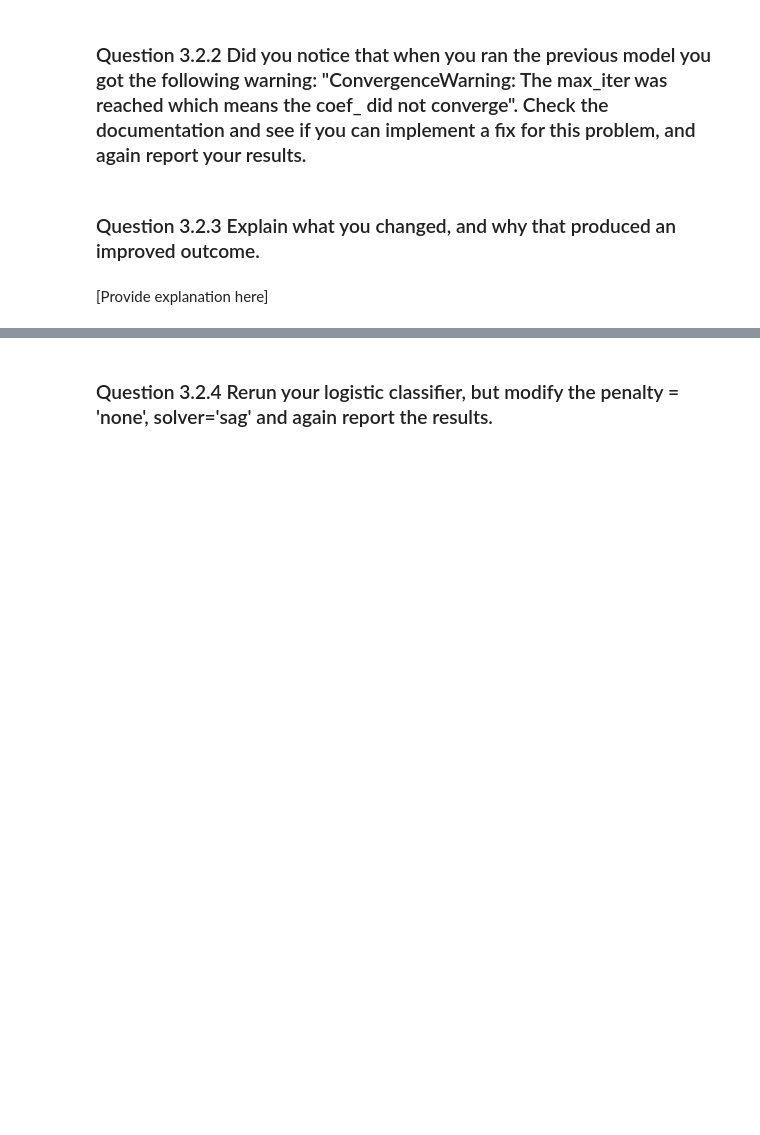
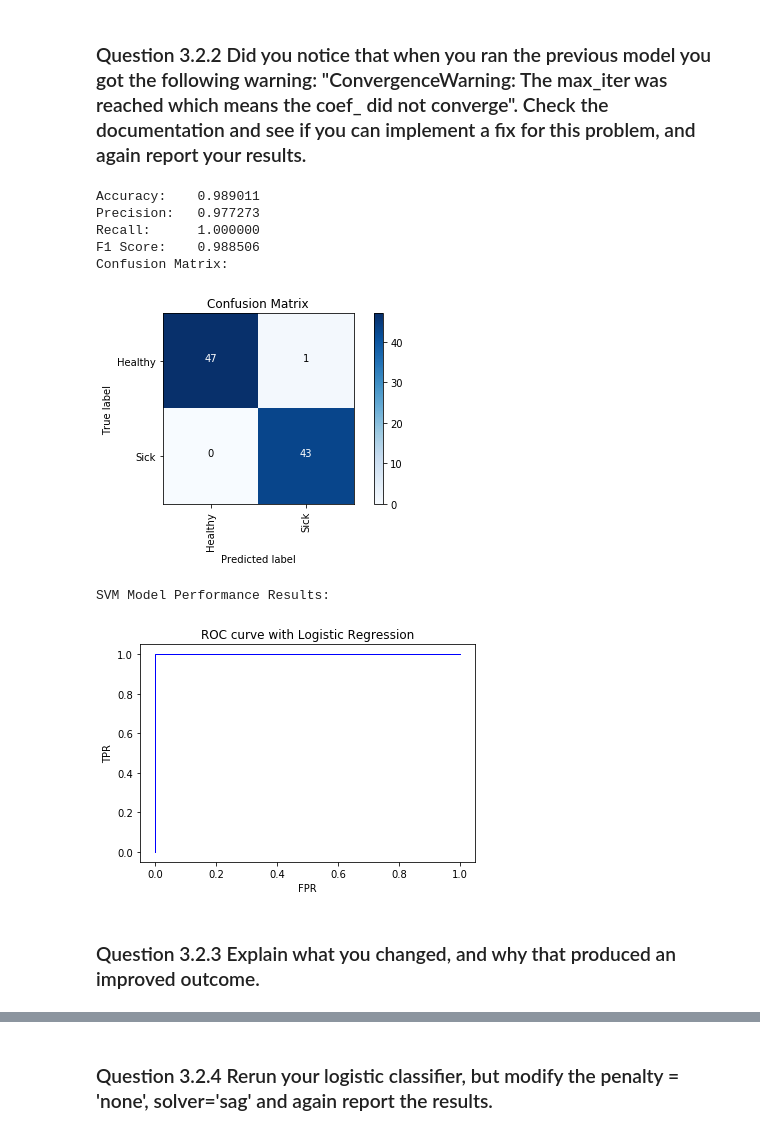
Before and after one commit to sdulaney/UCLA-CS-188-Data-Science-Fundamentals, a Jupyter notebook: proj2/Project_2/cs188_project2-Blank.ipynb, the cells around one changed output, grey strips where cells are left out. Drawn from its saved outputs; the diff is of its cells as text; code cells hidden in the pictures; blank space fills up the shorter version.

```diff
--- a/proj2/Project_2/cs188_project2-Blank.ipynb
+++ b/proj2/Project_2/cs188_project2-Blank.ipynb
@@ -708,4 +706,34 @@ SVM Model Performance Results:
+# %%
+# Logistic Regression
+from sklearn.linear_model import LogisticRegression
+lr = LogisticRegression(solver='sag', max_iter=1000)
+lr.fit(X_train_prepared, y_train_prepared)
+predicted_prepared = lr.predict(X_test_prepared)
+score_prepared = lr.predict_proba(X_test_prepared)
+
+print("%-12s %f" % ('Accuracy:', accuracy_score(y_test_prepared, predicted_prepared)))
+print("%-12s %f" % ('Precision:', precision_score(y_test_prepared, predicted_prepared)))
+print("%-12s %f" % ('Recall:', recall_score(y_test_prepared, predicted_prepared)))
+print("%-12s %f" % ('F1 Score:', f1_score(y_test_prepared, predicted_prepared)))
+print("Confusion Matrix:\n")
+draw_confusion_matrix(y_test_prepared, predicted_prepared, ["Healthy", "Sick"])
+
+print("SVM Model Performance Results:\n")
+fpr_lr_prepared, tpr_lr_prepared, thresholds_prepared = roc_curve(y_test_prepared, score_prepared[:, 1], pos_label=1)
+pyplot.figure(1)
+pyplot.plot(fpr_lr_prepared, tpr_lr_prepared, color='blue', lw=1)
+pyplot.title("ROC curve with Logistic Regression")
+pyplot.xlabel('FPR')
+pyplot.ylabel('TPR')
+pyplot.show()
+# %% [output]
+Accuracy:    0.989011
+Precision:   0.977273
+Recall:      1.000000
+F1 Score:    0.988506
+Confusion Matrix:
+[figure, added]
+SVM Model Performance Results:
+[figure, added]
 # %% [markdown]
 ### Question 3.2.3 Explain what you changed, and why that produced an improved outcome.
-# %% [markdown]
-[Provide explanation here]
```
Also changed, not shown: parts of 6 cells of this notebook.
